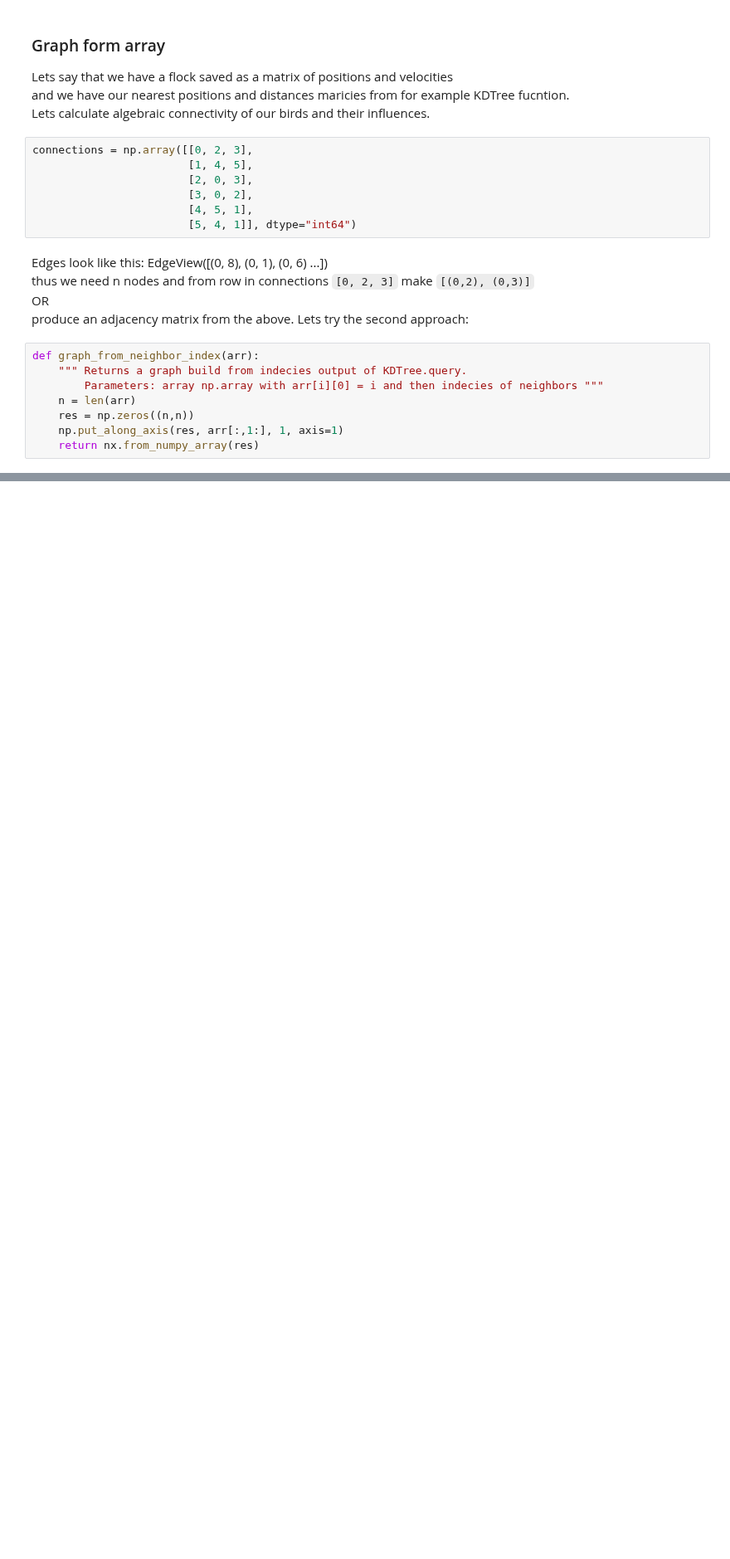
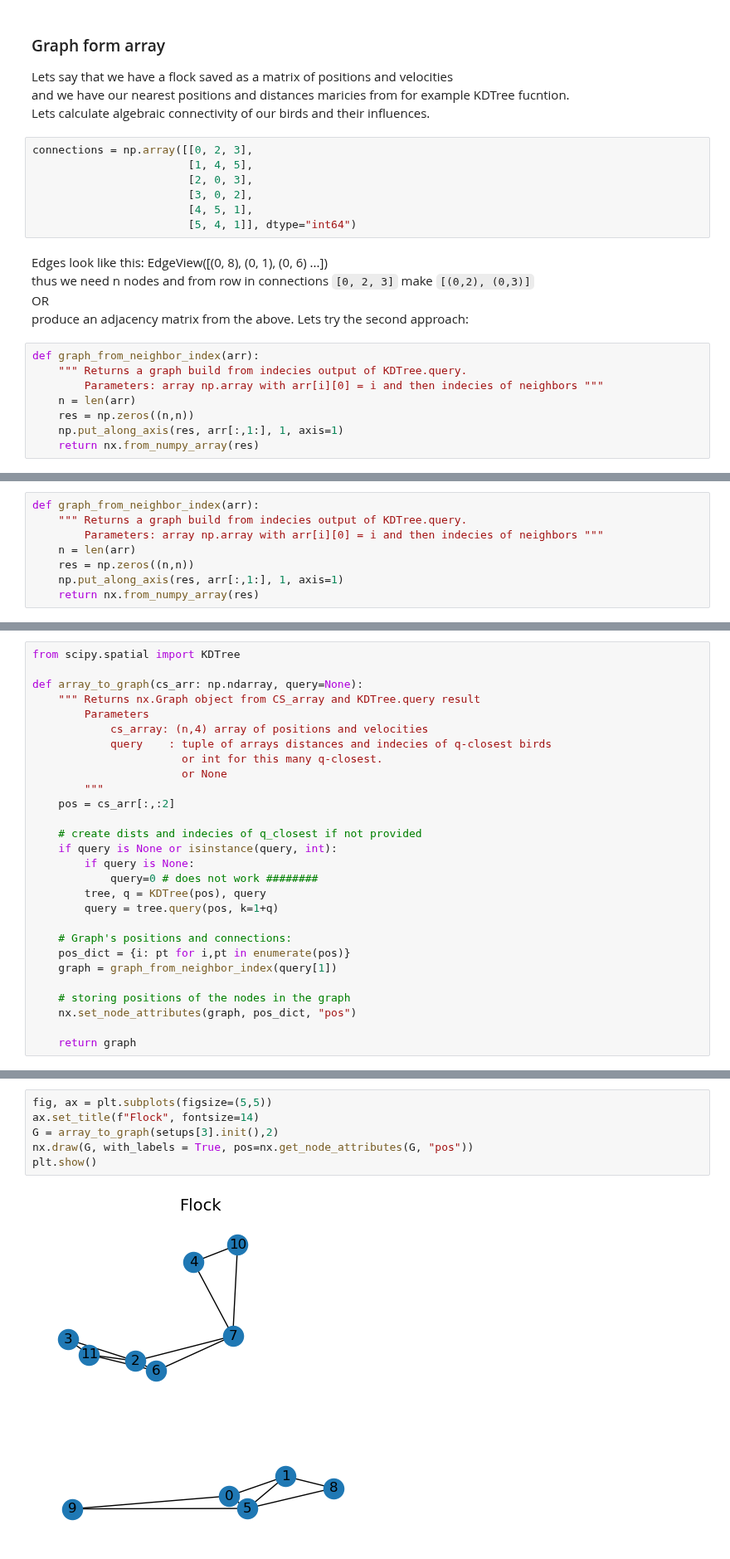
Before and after one commit to Polatucha16/collective_dynamics_lab, a Jupyter notebook: 07 networkx.ipynb, the cells around one changed output, grey strips where cells are left out. Shown at 83% size. Drawn from its saved outputs; the diff is of its cells as text; blank space fills up the shorter version.

```diff
--- a/07 networkx.ipynb
+++ b/07 networkx.ipynb
@@ -109,0 +309,8 @@ Put the nodes of the graph in the positions of the flock
+# %%
+def graph_from_neighbor_index(arr):
+    """ Returns a graph build from indecies output of KDTree.query.
+        Parameters: array np.array with arr[i][0] = i and then indecies of neighbors """
+    n = len(arr)
+    res = np.zeros((n,n))
+    np.put_along_axis(res, arr[:,1:], 1, axis=1)
+    return nx.from_numpy_array(res)
@@ -109,0 +319,28 @@ Put the nodes of the graph in the positions of the flock
+# %%
+from scipy.spatial import KDTree
+
+def array_to_graph(cs_arr: np.ndarray, query=None):
+    """ Returns nx.Graph object from CS_array and KDTree.query result
+        Parameters
+            cs_array: (n,4) array of positions and velocities
+            query    : tuple of arrays distances and indecies of q-closest birds
+                       or int for this many q-closest.
+                       or None
+        """
+    pos = cs_arr[:,:2]
+
+    # create dists and indecies of q_closest if not provided
+    if query is None or isinstance(query, int):
+        if query is None:
+            query=0 # does not work ########
+        tree, q = KDTree(pos), query
+        query = tree.query(pos, k=1+q)
+
+    # Graph's positions and connections:
+    pos_dict = {i: pt for i,pt in enumerate(pos)}
+    graph = graph_from_neighbor_index(query[1])
+
+    # storing positions of the nodes in the graph
+    nx.set_node_attributes(graph, pos_dict, "pos")
+
+    return graph
@@ -109,0 +351,8 @@ Put the nodes of the graph in the positions of the flock
+# %%
+fig, ax = plt.subplots(figsize=(5,5))
+ax.set_title(f"Flock", fontsize=14)
+G = array_to_graph(setups[3].init(),2)
+nx.draw(G, with_labels = True, pos=nx.get_node_attributes(G, "pos"))
+plt.show()
+# %% [output]
+[figure, added]
```
Also changed, not shown: parts of 31 cells of this notebook, 1 other file.
